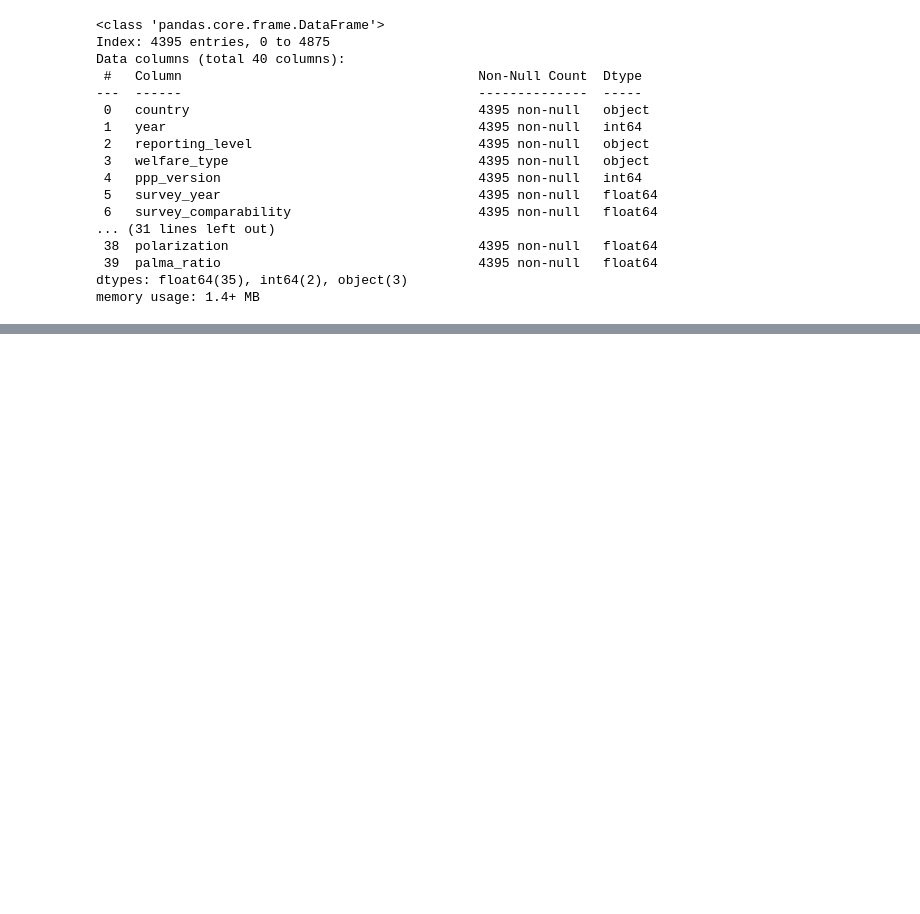
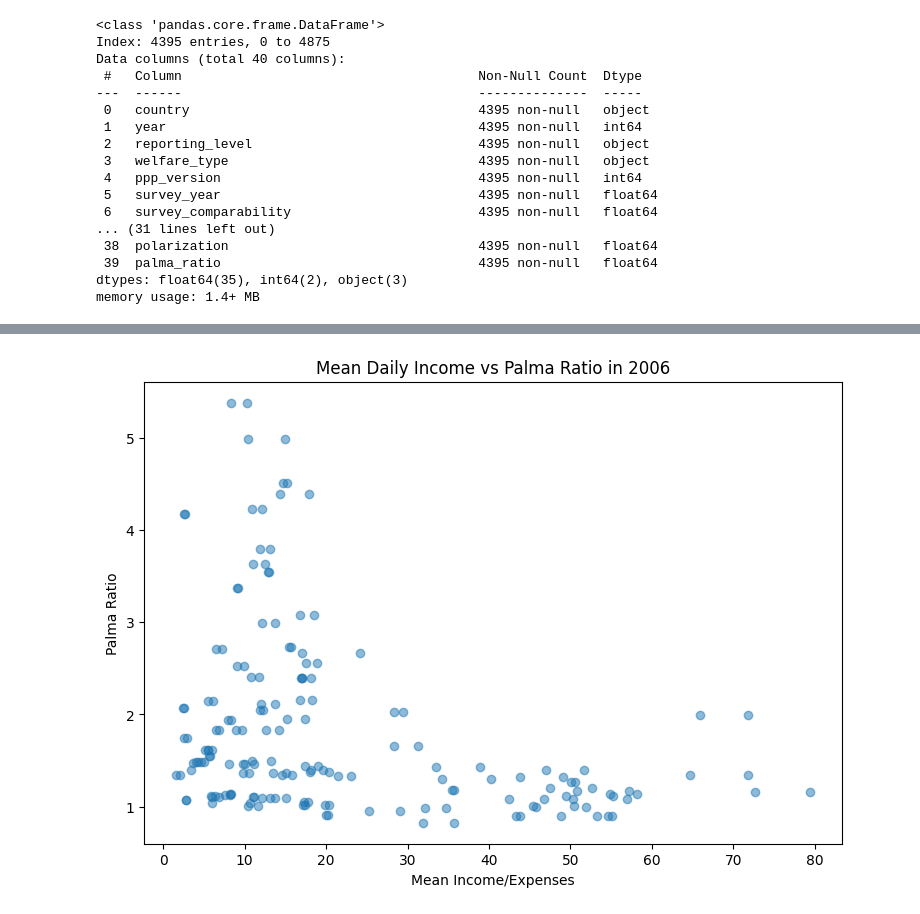
Before and after one commit to Matt-L-053124/FTI-World-Poverty-DSRP, a Jupyter notebook: Matthew_L_World_Poverty_Notebook.ipynb, the cells around one changed output, grey strips where cells are left out. Cells and saved outputs as stored; diff of their text form; code cells hidden in the pictures; blank space fills up the shorter version.

```diff
--- a/Matthew_L_World_Poverty_Notebook.ipynb
+++ b/Matthew_L_World_Poverty_Notebook.ipynb
@@ -205,0 +238,13 @@ memory usage: 1.4+ MB
+# %%
+scatter = df[df['year'] == 2006]
+
+plt.figure(figsize=(9,6))
+plt.scatter(scatter['mean'], scatter['palma_ratio'], alpha=0.5)
+
+plt.title("Mean Daily Income vs Palma Ratio in 2006")
+plt.xlabel("Mean Income/Expenses")
+plt.ylabel("Palma Ratio")
+
+plt.show()
+# %% [output]
+[figure, added]
```
Also changed, not shown: parts of 3 cells of this notebook.
